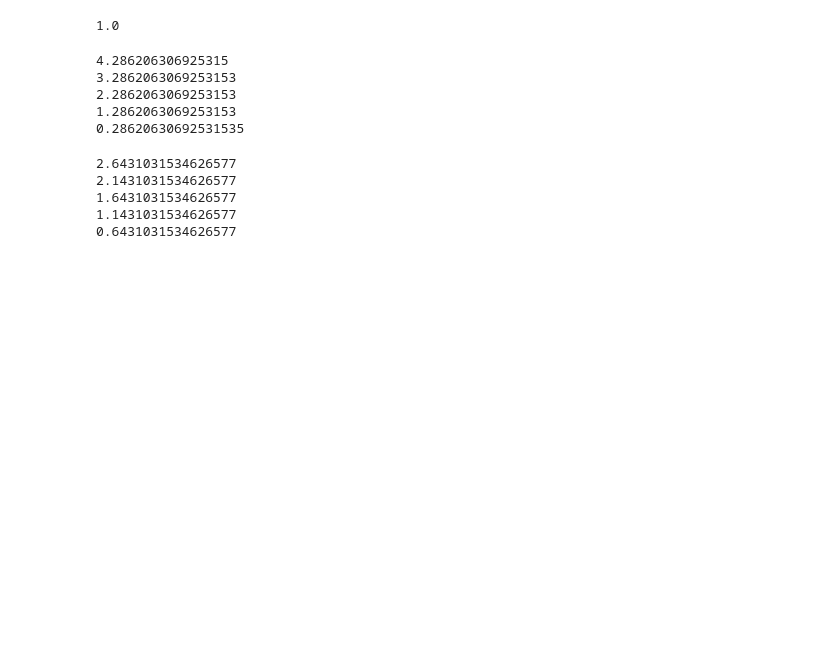
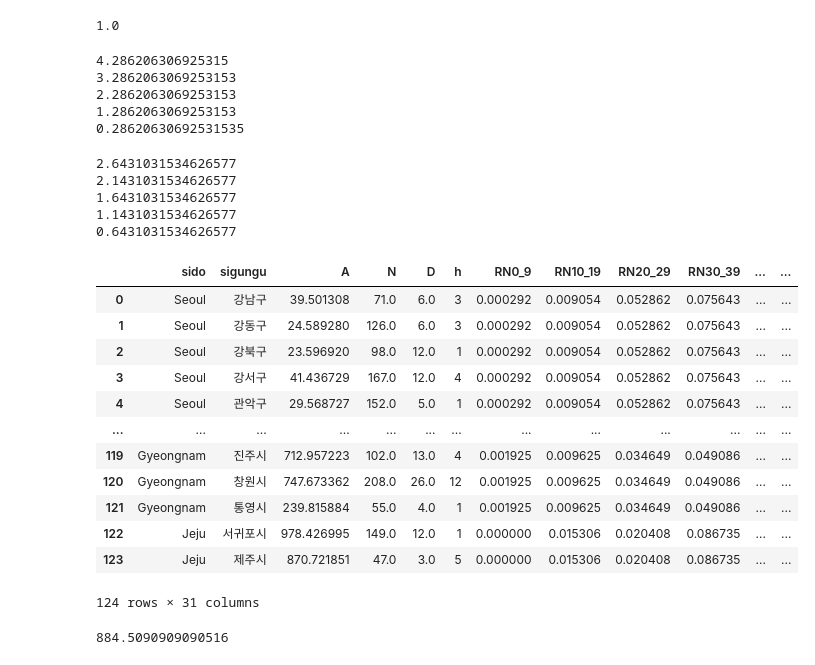
Before and after one commit to kwyosu7/Tuberculosis_hospital_optimization, a Jupyter notebook: article_figure.ipynb, the cells around one changed output. Drawn from its saved outputs; the diff is of its cells as text; code cells hidden in the pictures; blank space fills up the shorter version.

```diff
--- a/article_figure.ipynb
+++ b/article_figure.ipynb
@@ -103,3 +107,23 @@ for tt in t:
 1.6431031534626577
 1.1431031534626577
 0.6431031534626577
+# %%
+data
+# %% [output]
+|  | sido | sigungu | A | N | D | h | RN0_9 | RN10_19 | RN20_29 | RN30_39 | ... | ... |
+| 0 | Seoul | 강남구 | 39.501308 | 71.0 | 6.0 | 3 | 0.000292 | 0.009054 | 0.052862 | 0.075643 | ... | ... |
+| 1 | Seoul | 강동구 | 24.589280 | 126.0 | 6.0 | 3 | 0.000292 | 0.009054 | 0.052862 | 0.075643 | ... | ... |
+| 2 | Seoul | 강북구 | 23.596920 | 98.0 | 12.0 | 1 | 0.000292 | 0.009054 | 0.052862 | 0.075643 | ... | ... |
+| 3 | Seoul | 강서구 | 41.436729 | 167.0 | 12.0 | 4 | 0.000292 | 0.009054 | 0.052862 | 0.075643 | ... | ... |
+| 4 | Seoul | 관악구 | 29.568727 | 152.0 | 5.0 | 1 | 0.000292 | 0.009054 | 0.052862 | 0.075643 | ... | ... |
+| ... | ... | ... | ... | ... | ... | ... | ... | ... | ... | ... | ... | ... |
+| 119 | Gyeongnam | 진주시 | 712.957223 | 102.0 | 13.0 | 4 | 0.001925 | 0.009625 | 0.034649 | 0.049086 | ... | ... |
+| 120 | Gyeongnam | 창원시 | 747.673362 | 208.0 | 26.0 | 12 | 0.001925 | 0.009625 | 0.034649 | 0.049086 | ... | ... |
+| 121 | Gyeongnam | 통영시 | 239.815884 | 55.0 | 4.0 | 1 | 0.001925 | 0.009625 | 0.034649 | 0.049086 | ... | ... |
+| 122 | Jeju | 서귀포시 | 978.426995 | 149.0 | 12.0 | 1 | 0.000000 | 0.015306 | 0.020408 | 0.086735 | ... | ... |
+| 123 | Jeju | 제주시 | 870.721851 | 47.0 | 3.0 | 5 | 0.000000 | 0.015306 | 0.020408 | 0.086735 | ... | ... |
+124 rows × 31 columns
+# %%
+E(data)
+# %% [output]
+884.5090909090516
```
Also changed, not shown: parts of 1 cell of this notebook.
